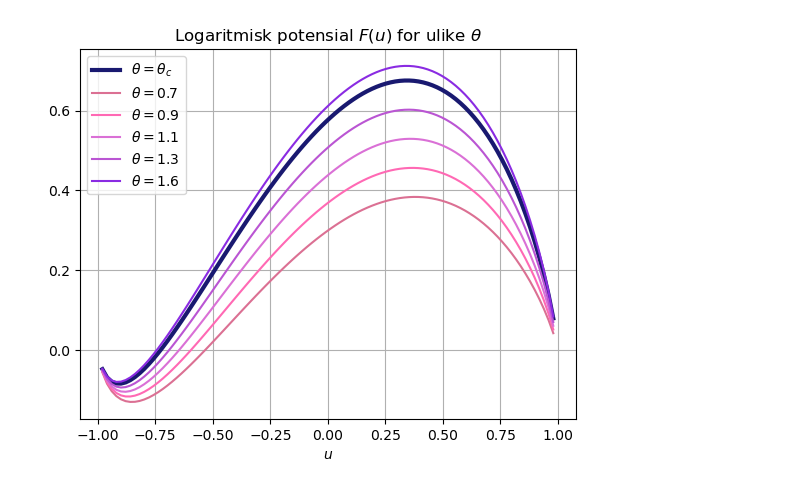
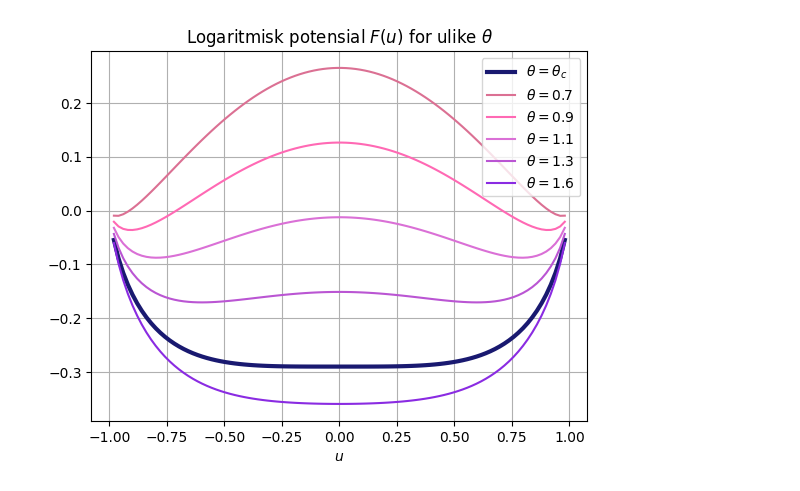
Before and after one commit to marieke-vaske/VitBer-InMat, a Jupyter notebook: Task1.ipynb, the cells around one changed output. Drawn from its saved outputs; the diff is of its cells as text; code cells hidden in the pictures.

```diff
--- a/Task1.ipynb
+++ b/Task1.ipynb
@@ -1,24 +1,24 @@
 # %%
 import numpy as np
 import matplotlib.pyplot as plt
 
 def F(u, theta_c, theta):                           # Definerer det logaritmiske potensialet F(u)
-    F = (theta_c/2)*(1-u**2) - (theta/2)*(1-u)*np.log((1-u)/2) + (1+u)*np.log((1+u)/2)
+    F = (theta_c/2)*(1-u**2) + (theta/2)*((1-u)*np.log((1-u)/2) + (1+u)*np.log((1+u)/2))
     return F
 
 theta_c = 1.5
 u_array = np.linspace(-1, 1, 100)[1:-1]
 theta_array = [0.7, 0.9, 1.1, 1.3, 1.6]
 
 plt.plot(u_array, F(u_array, theta_c, theta_c), label = '$θ = θ_c$', linewidth = 3, color = 'midnightblue')
 colors = ['palevioletred', 'hotpink', 'orchid', 'mediumorchid', 'blueviolet']
 for i in range(len(theta_array)):
     plt.plot(u_array, F(u_array, theta_c, theta_array[i]), label = f'$θ = {theta_array[i]}$', color = colors[i])
 
 plt.xlabel('$u$')
 plt.title('Logaritmisk potensial $F(u)$ for ulike $θ$')
 plt.grid()
 plt.legend()
 plt.show()
 # %% [output]
-[figure, old version]
+[figure, new version]
```
